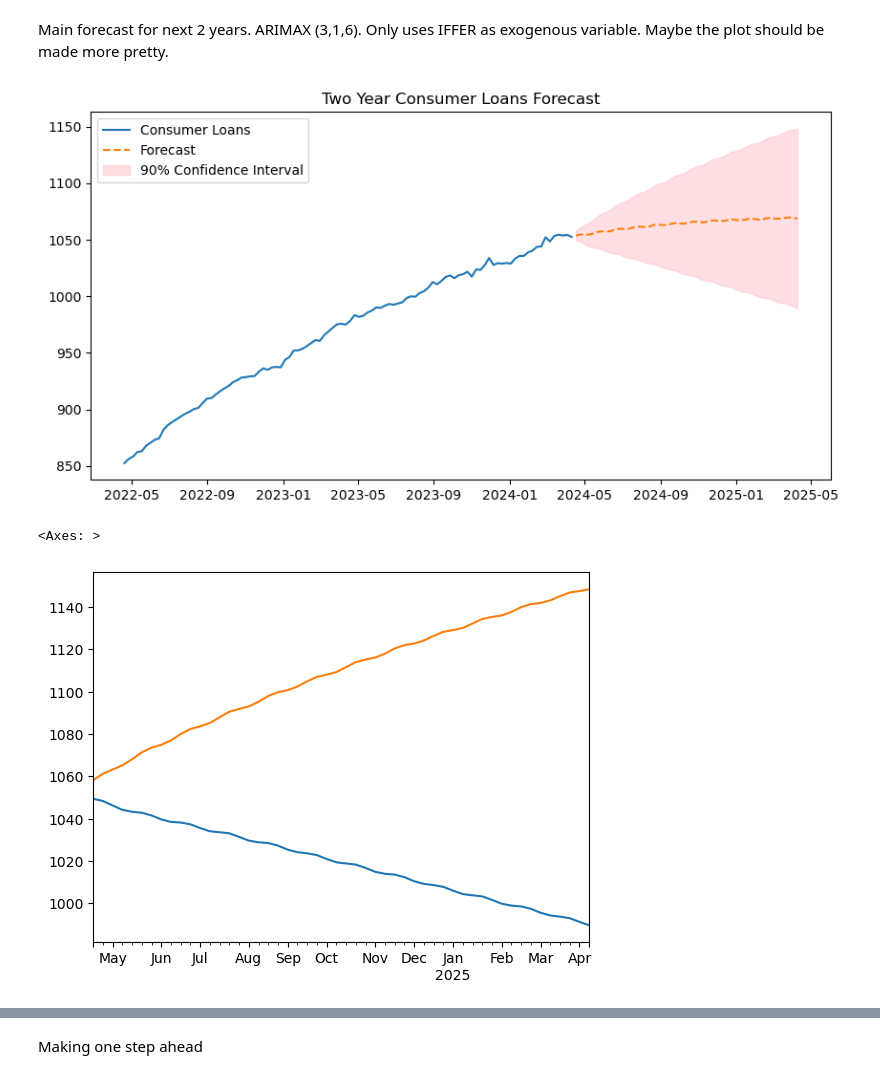
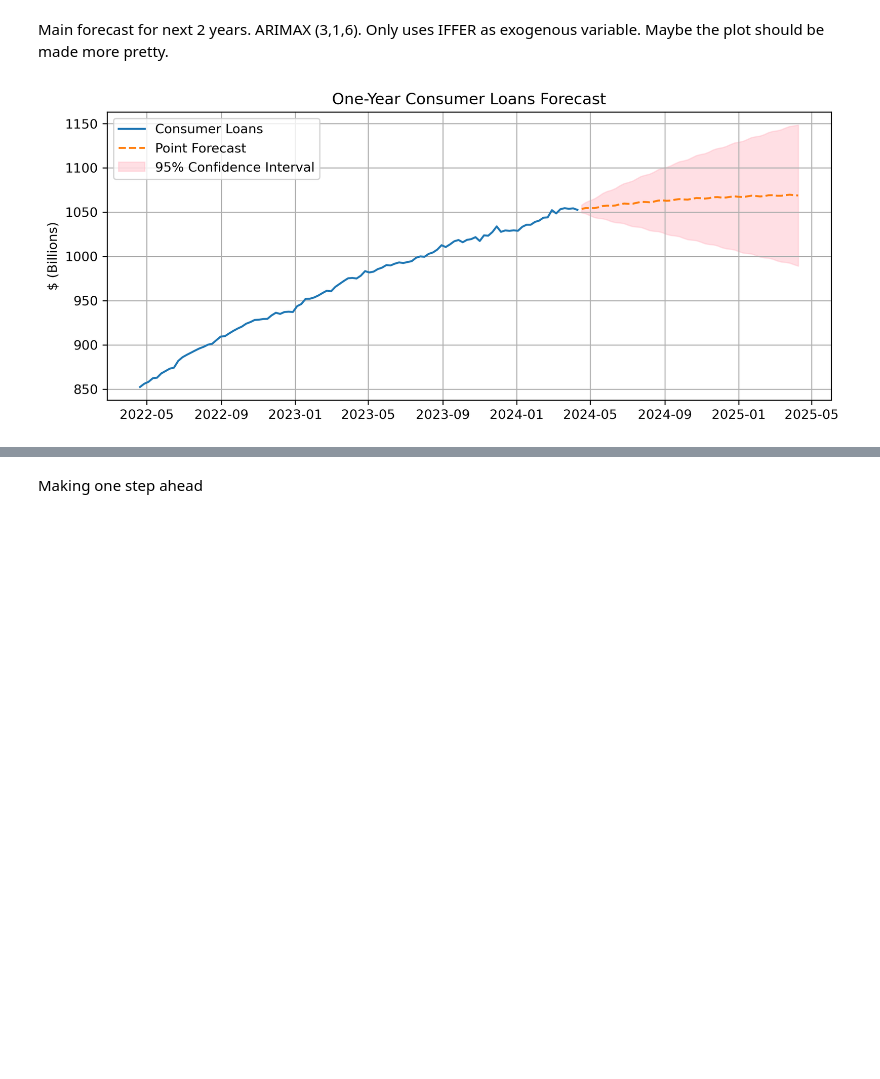
Before and after one commit to evanglas/forecasting-project, a Jupyter notebook: evan.ipynb, the cells around one changed output, grey strips where cells are left out. Saved outputs shown, nothing was run; the diff lists cells and outputs as text; code cells hidden in the pictures; blank space fills up the shorter version.

Commit message:
Adjusted forecast graph, added csvs for aics

```diff
--- a/evan.ipynb
+++ b/evan.ipynb
@@ -16,16 +16,20 @@ import warnings
 warnings.filterwarnings("ignore")
 # %%
 # loans = fred.get_series("CCLACBW027SBOG").rename("loans")
-loans = pd.read_csv('consumerloans_clean.csv', index_col=0, parse_dates=True).rename(columns={"consumerloans": "loans"})
-claims = fred.get_series("ICSA").rename('claims')  # Weekly
-eff_funds = fred.get_series("FF").rename('eff_funds')  # Weekly
-deposits = fred.get_series("DPSACBW027SBOG").rename('deposits')  # Weekly
+loans = pd.read_csv("consumerloans_clean.csv", index_col=0, parse_dates=True).rename(
+    columns={"consumerloans": "loans"}
+)
+claims = fred.get_series("ICSA").rename("claims")  # Weekly
+eff_funds = fred.get_series("FF").rename("eff_funds")  # Weekly
+deposits = fred.get_series("DPSACBW027SBOG").rename("deposits")  # Weekly
 
 arimax_df = pd.DataFrame(loans)
 for s in [eff_funds, deposits]:
     arimax_df = pd.merge_asof(arimax_df, s, left_index=True, right_index=True)
-arimax_df[['eff_funds_l1', 'deposits_l1']] = arimax_df[['eff_funds', 'deposits']].shift(1).bfill()
-arimax_df['deposits_l1_log_ret'] = np.log(arimax_df['deposits_l1']).diff().bfill()
+arimax_df[["eff_funds_l1", "deposits_l1"]] = (
+    arimax_df[["eff_funds", "deposits"]].shift(1).bfill()
+)
+arimax_df["deposits_l1_log_ret"] = np.log(arimax_df["deposits_l1"]).diff().bfill()
 # %%
 arimax_df
 # %% [output]
@@ -144,24 +130,34 @@ exog_forecast[:, 0] = ieffr['Implied EFFR'].values
 # %% [markdown]
 Main forecast for next 2 years. ARIMAX (3,1,6). Only uses IFFER as exogenous variable. Maybe the plot should be made more pretty.
 # %%
-import numpy as np
-plt.figure(figsize=(10, 5))
-plt.plot(loans[-104:], label='Consumer Loans')
-fc = arimax_results[3,6].get_forecast(steps=52, exog=exog_forecast).summary_frame()
-plt.plot(fc['mean'], linestyle='dashed', label='Forecast')
-plt.fill_between(fc.index, fc.mean_ci_upper, fc.mean_ci_lower, color='pink', alpha=0.5, label='90% Confidence Interval')
-plt.legend(loc='upper left')
+alpha = 0.05
 
-# Show the plot
-plt.title('Two Year Consumer Loans Forecast')
-plt.show()
+plt.figure(figsize=(10,4), dpi=300)
+plt.plot(loans[-104:], label="Consumer Loans")
 
-fc['mean_ci_lower'].plot()
-fc['mean_ci_upper'].plot()
+fc = (
+    arimax_results[3, 6]
+    .get_forecast(steps=52, exog=exog_forecast)
+    .summary_frame(alpha=alpha)
+)
+
+plt.plot(fc["mean"], linestyle="dashed", label="Point Forecast")
+
+plt.fill_between(
+    fc.index,
+    fc.mean_ci_upper,
+    fc.mean_ci_lower,
+    color="pink",
+    alpha=0.5,
+    label=f"{((1 - alpha) * 100):.0f}% Confidence Interval",
+)
+
+plt.legend(loc="upper left")
+plt.title("One-Year Consumer Loans Forecast")
+plt.ylabel('$ (Billions)')
+plt.grid()
 # %% [output]
-[figure, old version]
+[figure, new version]
-<Axes: >
-[figure, removed]
 # %%
 fc
 # %% [output]
```
Also changed, not shown: parts of 8 cells of this notebook, 2 other files.
